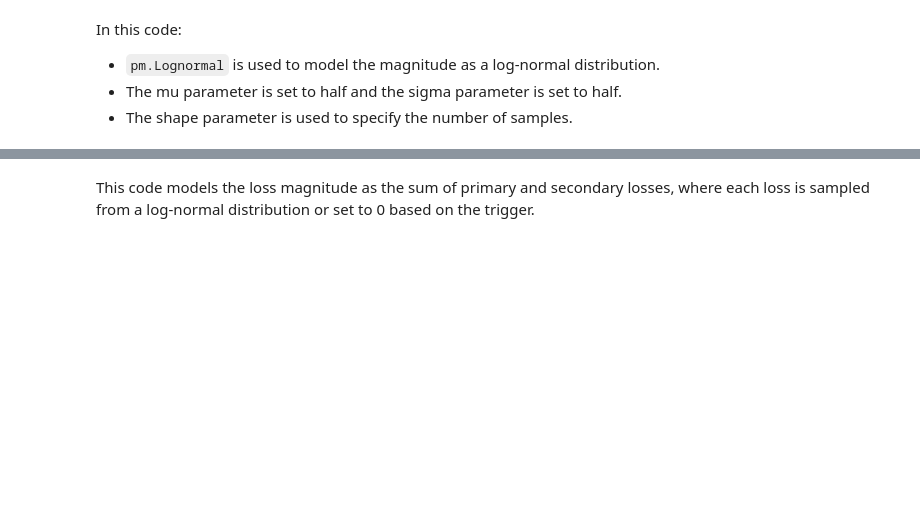
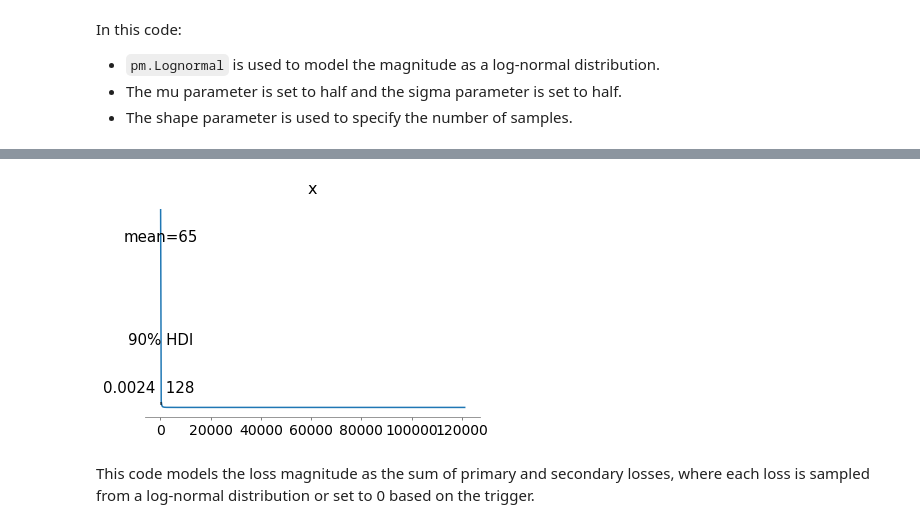
Before and after one commit to lauravoicu/Risk-Modelling, a Jupyter notebook: FAIR-Risk-Modelling.ipynb, the cells around one changed output, grey strips where cells are left out. Cells and saved outputs as stored; diff of their text form; code cells hidden in the pictures; blank space fills up the shorter version.

```diff
--- a/FAIR-Risk-Modelling.ipynb
+++ b/FAIR-Risk-Modelling.ipynb
@@ -227,7 +233,8 @@ def secondary_loss_model():
 
     with model:
         trace = pm.sample(NUM_SAMPLES, tune=1000)
-    return model, trace
+
+    return trace
 # %%
 # Run the Secondary Risk Model
 print("Secondary Risk Probability Density Function")
@@ -259,3 +250,9 @@ Got error No model on context stack. trying to find log_likelihood in translatio
+# %%
+flattened_trace = slm_trace.get_values('magnitude', combine=True)
+az.plot_posterior(flattened_trace, hdi_prob=CONFIDENCE_INTERVAL)
+plt.show()
+# %% [output]
+[figure, added]
 # %% [markdown]
 This code models the loss magnitude as the sum of primary and secondary losses, where each loss is sampled from a log-normal distribution or set to 0 based on the trigger.
 # %%
```
Also changed, not shown: parts of 23 cells of this notebook.
